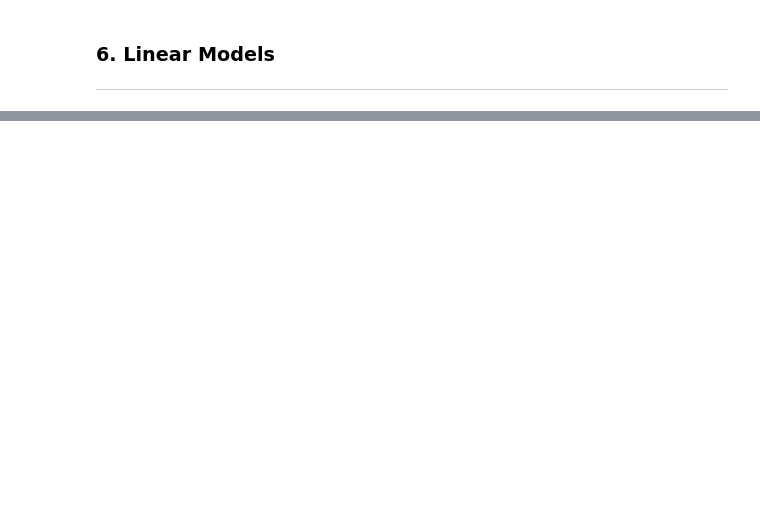
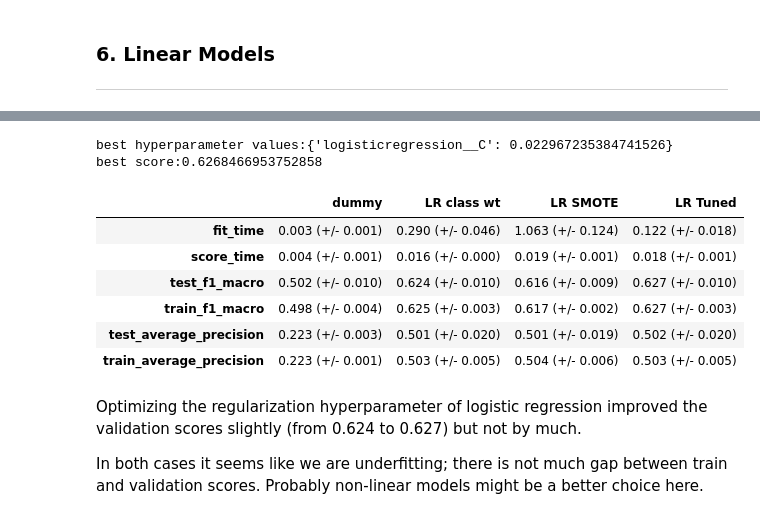
Before and after one commit to sheenasalwan/creditcard_defaulter_classification, a Jupyter notebook: creditcard_defaulter_classification.ipynb, the cells around one changed output, grey strips where cells are left out. Saved outputs shown, nothing was run; the diff lists cells and outputs as text; code cells hidden in the pictures; blank space fills up the shorter version.

Commit message:
update model

```diff
--- a/creditcard_defaulter_classification.ipynb
+++ b/creditcard_defaulter_classification.ipynb
@@ -255,0 +263,10 @@ LogisticRegression()
+# %%
+# SMOTE
+
+pipe_smote = mkimb_pipeline(
+        preprocessor,SMOTE(), LogisticRegression(max_iter=1000, random_state=123))
+
+results["LR SMOTE"] = mean_std_cross_val_scores(
+    pipe_smote, X_train, y_train,return_train_score = True, scoring=scoring_metrics)
+
+pd.DataFrame(results)
@@ -255,0 +285,21 @@ LogisticRegression()
+# %%
+### BEGIN SOLUTION
+
+from scipy.stats import lognorm, loguniform, randint
+
+param_grid = {"logisticregression__C": loguniform(1e-3, 1e3)}
+
+random_search = RandomizedSearchCV(
+    pipe_lr,
+    param_distributions=param_grid,
+    return_train_score=True,
+    verbose=1,
+    n_iter=50,
+    n_jobs=-1,
+    scoring="f1_macro",
+    random_state=123
+)
+
+random_search.fit(X_train, y_train);
+
+### END SOLUTION
@@ -255,0 +312,23 @@ LogisticRegression()
+# %%
+print(f"best hyperparameter values:{random_search.best_params_}")
+print(f"best score:{random_search.best_score_}")
+# %% [output]
+best hyperparameter values:{'logisticregression__C': 0.022967235384741526}
+best score:0.6268466953752858
+# %%
+results["LR Tuned"] = mean_std_cross_val_scores(
+    random_search.best_estimator_, X_train, y_train,return_train_score = True, scoring=scoring_metrics)
+
+pd.DataFrame(results)
+# %% [output]
+|  | dummy | LR class wt | LR SMOTE | LR Tuned |
+| fit_time | 0.003 (+/- 0.001) | 0.290 (+/- 0.046) | 1.063 (+/- 0.124) | 0.122 (+/- 0.018) |
+| score_time | 0.004 (+/- 0.001) | 0.016 (+/- 0.000) | 0.019 (+/- 0.001) | 0.018 (+/- 0.001) |
+| test_f1_macro | 0.502 (+/- 0.010) | 0.624 (+/- 0.010) | 0.616 (+/- 0.009) | 0.627 (+/- 0.010) |
+| train_f1_macro | 0.498 (+/- 0.004) | 0.625 (+/- 0.003) | 0.617 (+/- 0.002) | 0.627 (+/- 0.003) |
+| test_average_precision | 0.223 (+/- 0.003) | 0.501 (+/- 0.020) | 0.501 (+/- 0.019) | 0.502 (+/- 0.020) |
+| train_average_precision | 0.223 (+/- 0.001) | 0.503 (+/- 0.005) | 0.504 (+/- 0.006) | 0.503 (+/- 0.005) |
+# %% [markdown]
+Optimizing the regularization hyperparameter of logistic regression improved the validation scores slightly (from 0.624 to 0.627) but not by much.
+
+In both cases it seems like we are underfitting; there is not much gap between train and validation scores. Probably non-linear models might be a better choice here.
```
Also changed, not shown: parts of 7 cells of this notebook.
